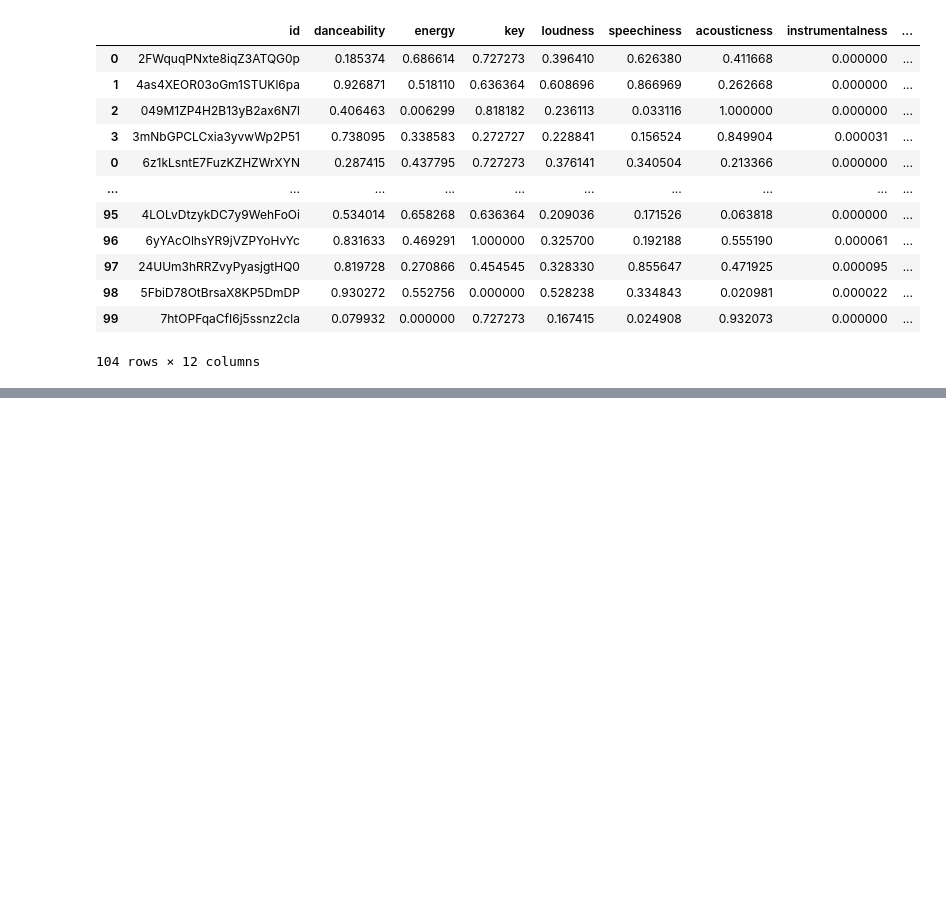
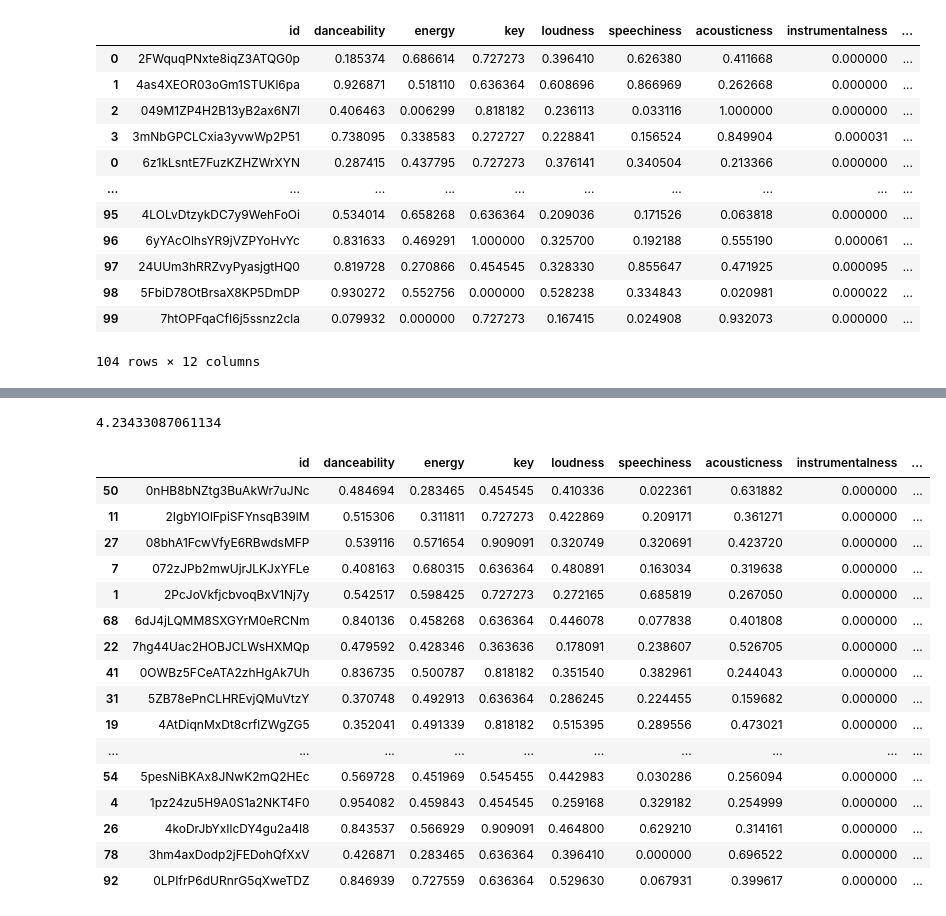
Before and after one commit to formegusto/research-muletter, a Jupyter notebook: Spotify API Module Setting.ipynb, the cells around one changed output, grey strips where cells are left out. Drawn from its saved outputs; the diff is of its cells as text; code cells hidden in the pictures; blank space fills up the shorter version.

```diff
--- a/Spotify API Module Setting.ipynb
+++ b/Spotify API Module Setting.ipynb
@@ -224,0 +242,49 @@ for _idx in range(len(norm_features)):
+# %%
+sel_cols = [_ in sel_tracks['id'].values for _ in norm_features['id']]
+target_cols =  [_ not in sel_tracks['id'].values for _ in norm_features['id']]
+
+compare_1 = norm_features[sel_cols].values[:,1:]
+compare_2 = norm_features[target_cols].values[:,1:]
+# %%
+euc_result = euc(compare_2, compare_1)
+# %%
+euc_result[0].sum()
+# %% [output]
+4.23433087061134
+# %%
+score_features = norm_features[target_cols].copy()
+score_features['score'] = euc_result.sum(axis=1)
+# %%
+_sort_features = score_features.sort_values(by=['score'])
+# %%
+length = 30
+
+pd.concat([_sort_features[:length], ])
+plt.figure(figsize=(16,8))
+x_ticks_labels = norm_features.columns.difference(['id']).values
+
+for _idx in range(len(norm_features)):
+    feature = norm_features.iloc[_idx]
+    _id = feature['id']
+    if _id in sel_tracks['id'].values:
+        plt.plot(x_ticks_labels, feature.values[1:],color="b", linewidth=2)
+    else:
+        plt.plot(x_ticks_labels, feature.values[1:],color="g", linewidth=0.3)
+# %% [output]
+|  | id | danceability | energy | key | loudness | speechiness | acousticness | instrumentalness | ... |
+| 50 | 0nHB8bNZtg3BuAkWr7uJNc | 0.484694 | 0.283465 | 0.454545 | 0.410336 | 0.022361 | 0.631882 | 0.000000 | ... |
+| 11 | 2IgbYlOlFpiSFYnsqB39lM | 0.515306 | 0.311811 | 0.727273 | 0.422869 | 0.209171 | 0.361271 | 0.000000 | ... |
+| 27 | 08bhA1FcwVfyE6RBwdsMFP | 0.539116 | 0.571654 | 0.909091 | 0.320749 | 0.320691 | 0.423720 | 0.000000 | ... |
+| 7 | 072zJPb2mwUjrJLKJxYFLe | 0.408163 | 0.680315 | 0.636364 | 0.480891 | 0.163034 | 0.319638 | 0.000000 | ... |
+| 1 | 2PcJoVkfjcbvoqBxV1Nj7y | 0.542517 | 0.598425 | 0.727273 | 0.272165 | 0.685819 | 0.267050 | 0.000000 | ... |
+| 68 | 6dJ4jLQMM8SXGYrM0eRCNm | 0.840136 | 0.458268 | 0.636364 | 0.446078 | 0.077838 | 0.401808 | 0.000000 | ... |
+| 22 | 7hg44Uac2HOBJCLWsHXMQp | 0.479592 | 0.428346 | 0.363636 | 0.178091 | 0.238607 | 0.526705 | 0.000000 | ... |
+| 41 | 0OWBz5FCeATA2zhHgAk7Uh | 0.836735 | 0.500787 | 0.818182 | 0.351540 | 0.382961 | 0.244043 | 0.000000 | ... |
+| 31 | 5ZB78ePnCLHREvjQMuVtzY | 0.370748 | 0.492913 | 0.636364 | 0.286245 | 0.224455 | 0.159682 | 0.000000 | ... |
+| 19 | 4AtDiqnMxDt8crflZWgZG5 | 0.352041 | 0.491339 | 0.818182 | 0.515395 | 0.289556 | 0.473021 | 0.000000 | ... |
+| ... | ... | ... | ... | ... | ... | ... | ... | ... | ... |
+| 54 | 5pesNiBKAx8JNwK2mQ2HEc | 0.569728 | 0.451969 | 0.545455 | 0.442983 | 0.030286 | 0.256094 | 0.000000 | ... |
+| 4 | 1pz24zu5H9A0S1a2NKT4F0 | 0.954082 | 0.459843 | 0.454545 | 0.259168 | 0.329182 | 0.254999 | 0.000000 | ... |
+| 26 | 4koDrJbYxIlcDY4gu2a4I8 | 0.843537 | 0.566929 | 0.909091 | 0.464800 | 0.629210 | 0.314161 | 0.000000 | ... |
+| 78 | 3hm4axDodp2jFEDohQfXxV | 0.426871 | 0.283465 | 0.636364 | 0.396410 | 0.000000 | 0.696522 | 0.000000 | ... |
+| 92 | 0LPIfrP6dURnrG5qXweTDZ | 0.846939 | 0.727559 | 0.636364 | 0.529630 | 0.067931 | 0.399617 | 0.000000 | ... |
```
Also changed, not shown: parts of 3 cells of this notebook.
